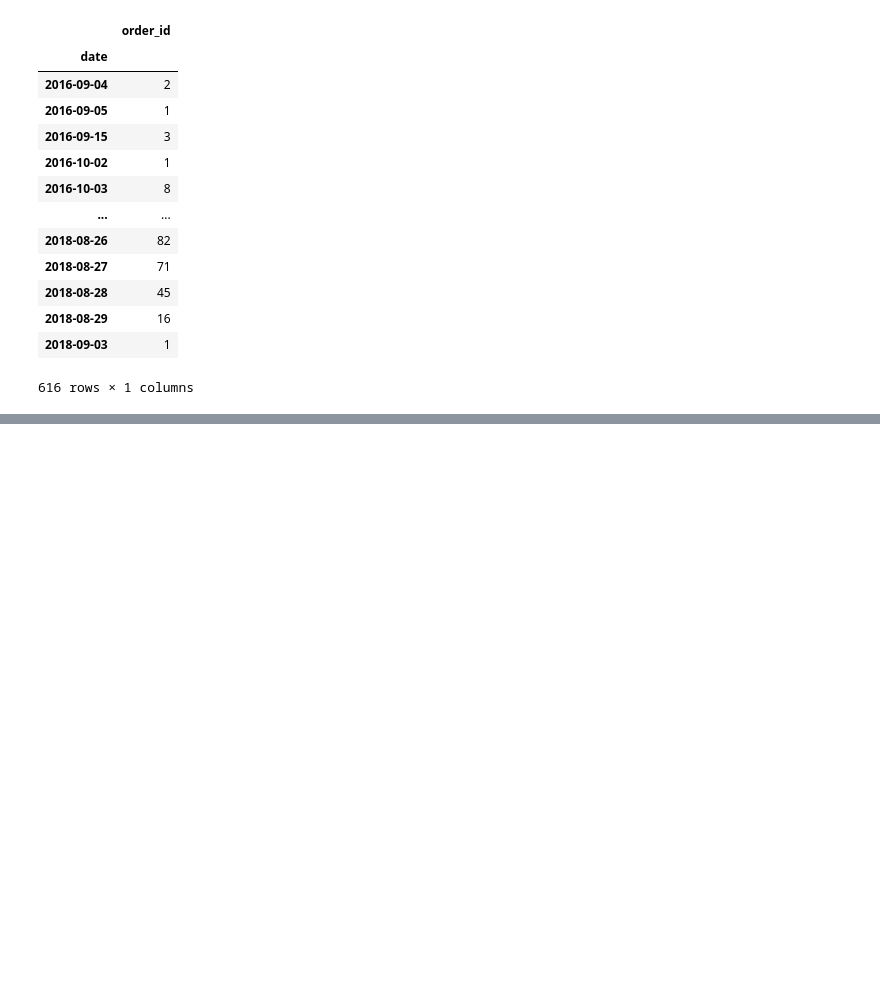
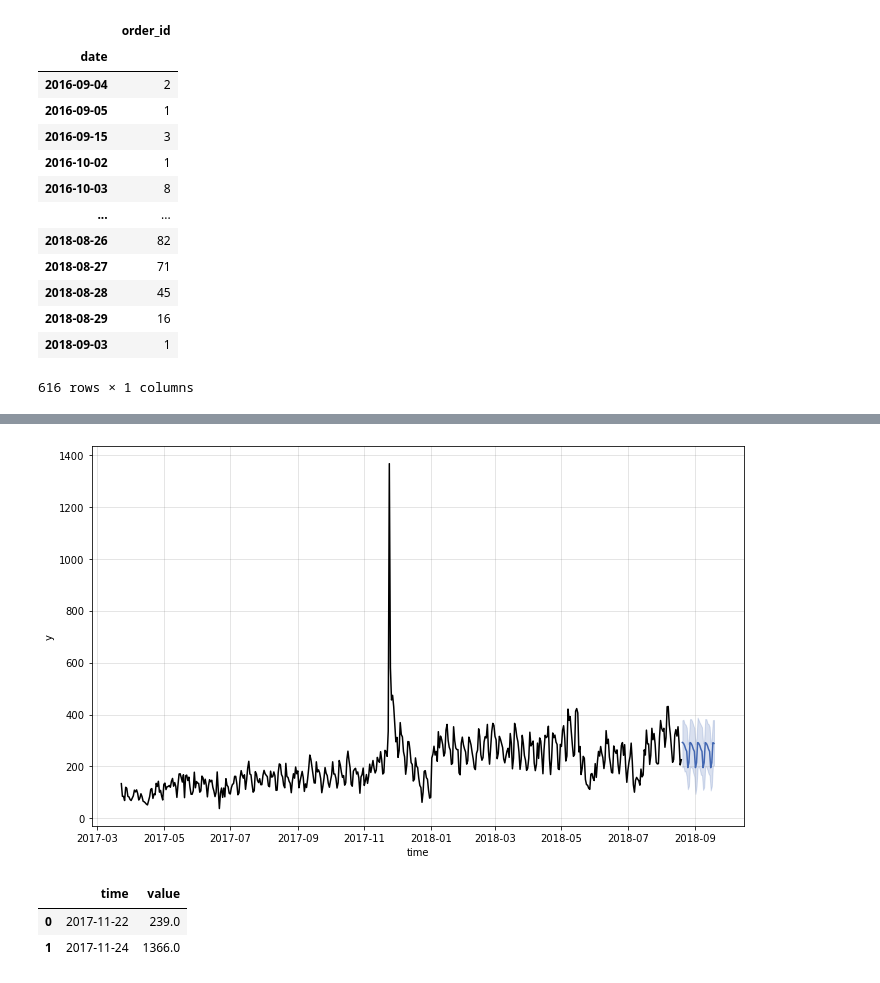
Before and after one commit to finloop/data-science-notebooks, a Jupyter notebook: e_commerce/e-commerce-time-series.ipynb, the cells around one changed output, grey strips where cells are left out. Cells and saved outputs as stored; diff of their text form; code cells hidden in the pictures; blank space fills up the shorter version.

```diff
--- a/e_commerce/e-commerce-time-series.ipynb
+++ b/e_commerce/e-commerce-time-series.ipynb
@@ -155,0 +137,15 @@ plt.plot(ts)
+# %%
+# import the param and model classes for Prophet model
+from kats.models.prophet import ProphetModel, ProphetParams
+
+# create a model param instance
+params = ProphetParams(seasonality_mode='multiplicative', daily_seasonality=True) # additive mode gives worse results
+
+# create a prophet model instance
+m = ProphetModel(ts2, params)
+
+# fit model simply by calling m.fit()
+m.fit()
+
+# make prediction for next 30 month
+fcst = m.predict(steps=30)
@@ -155,0 +180,4 @@ plt.plot(ts)
+# %%
+m.plot()
+# %% [output]
+[figure, added]
@@ -155,0 +189,6 @@ plt.plot(ts)
+# %%
+ts2[ts2.time.isin(ts_outlierDetection.outliers[0])]
+# %% [output]
+|  | time | value |
+| 0 | 2017-11-22 | 239.0 |
+| 1 | 2017-11-24 | 1366.0 |
```
Also changed, not shown: parts of 22 cells of this notebook.
